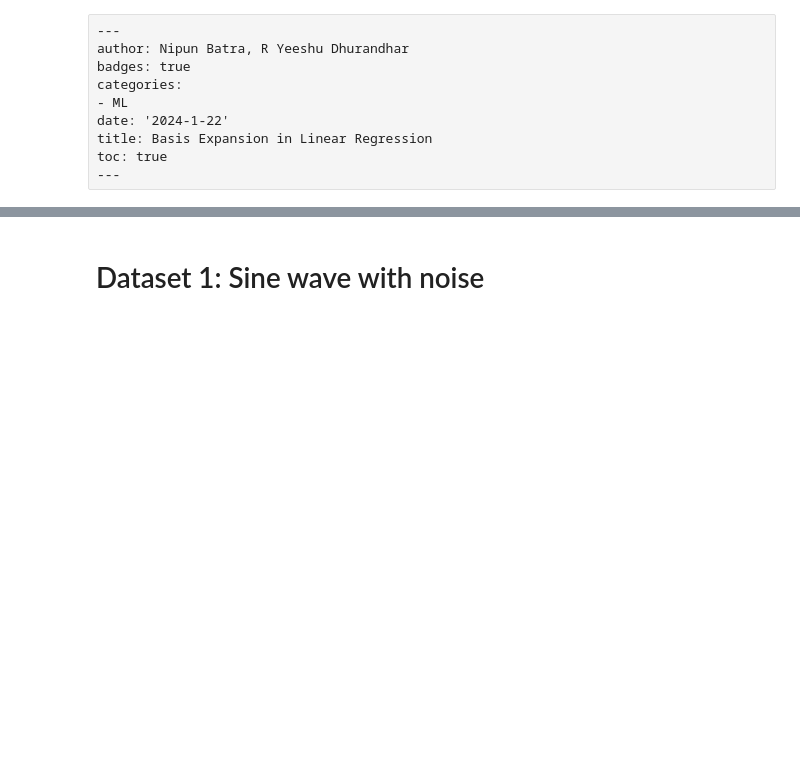
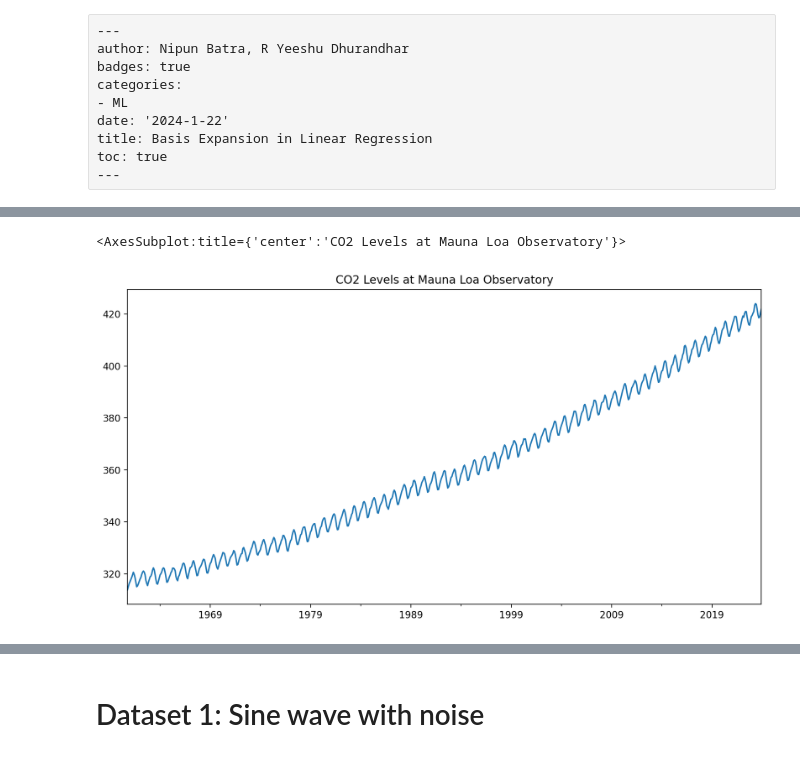
Before and after one commit to nipunbatra/ml-teaching, a Jupyter notebook: notebooks/basis.ipynb, the cells around one changed output, grey strips where cells are left out. Drawn from its saved outputs; the diff is of its cells as text; code cells hidden in the pictures; blank space fills up the shorter version.

```diff
--- a/notebooks/basis.ipynb
+++ b/notebooks/basis.ipynb
@@ -25,0 +53,7 @@ from sklearn.base import BaseEstimator, TransformerMixin
+# %%
+df.index = pd.to_datetime(df[['year', 'month']].apply(lambda x: '{}-{}'.format(x[0], x[1]), axis=1))
+# %%
+df.average.plot(figsize=(12, 6), title='CO2 Levels at Mauna Loa Observatory')
+# %% [output]
+<AxesSubplot:title={'center':'CO2 Levels at Mauna Loa Observatory'}>
+[figure, added]
```
Also changed, not shown: parts of 32 cells of this notebook.
